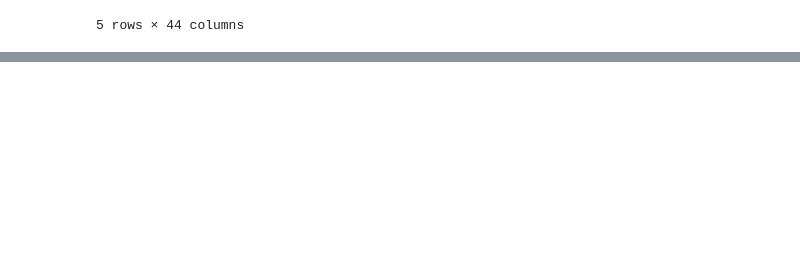
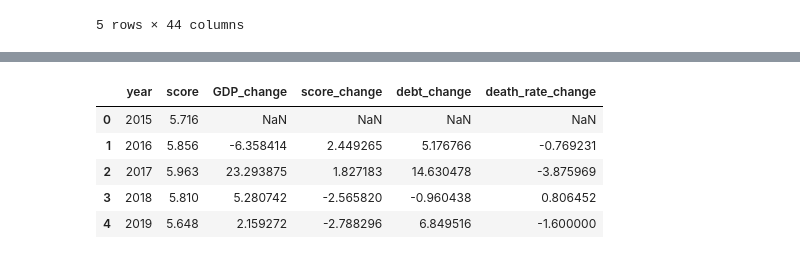
Before and after one commit to lomowg/Russia-happiness-analysis, a Jupyter notebook: Russia-happiness-analysis.ipynb, the cells around one changed output, grey strips where cells are left out. Saved outputs shown, nothing was run; the diff lists cells and outputs as text; code cells hidden in the pictures; blank space fills up the shorter version.

```diff
--- a/Russia-happiness-analysis.ipynb
+++ b/Russia-happiness-analysis.ipynb
@@ -218,0 +220,14 @@ df.corr(numeric_only=True)
+# %%
+df_temp = df_russia[['year', 'score']].copy()
+df_temp['GDP_change'] = df_russia['GDP_current_US'].pct_change()*100
+df_temp['score_change'] = df_russia['score'].pct_change()*100
+df_temp['debt_change'] = df_russia['central_goverment_debt%'].pct_change()*100
+df_temp['death_rate_change'] = df_russia['death_rate'].pct_change()*100
+df_temp
+# %% [output]
+|  | year | score | GDP_change | score_change | debt_change | death_rate_change |
+| 0 | 2015 | 5.716 | NaN | NaN | NaN | NaN |
+| 1 | 2016 | 5.856 | -6.358414 | 2.449265 | 5.176766 | -0.769231 |
+| 2 | 2017 | 5.963 | 23.293875 | 1.827183 | 14.630478 | -3.875969 |
+| 3 | 2018 | 5.810 | 5.280742 | -2.565820 | -0.960438 | 0.806452 |
+| 4 | 2019 | 5.648 | 2.159272 | -2.788296 | 6.849516 | -1.600000 |
```
Also changed, not shown: parts of 16 cells of this notebook, 1 other file.
